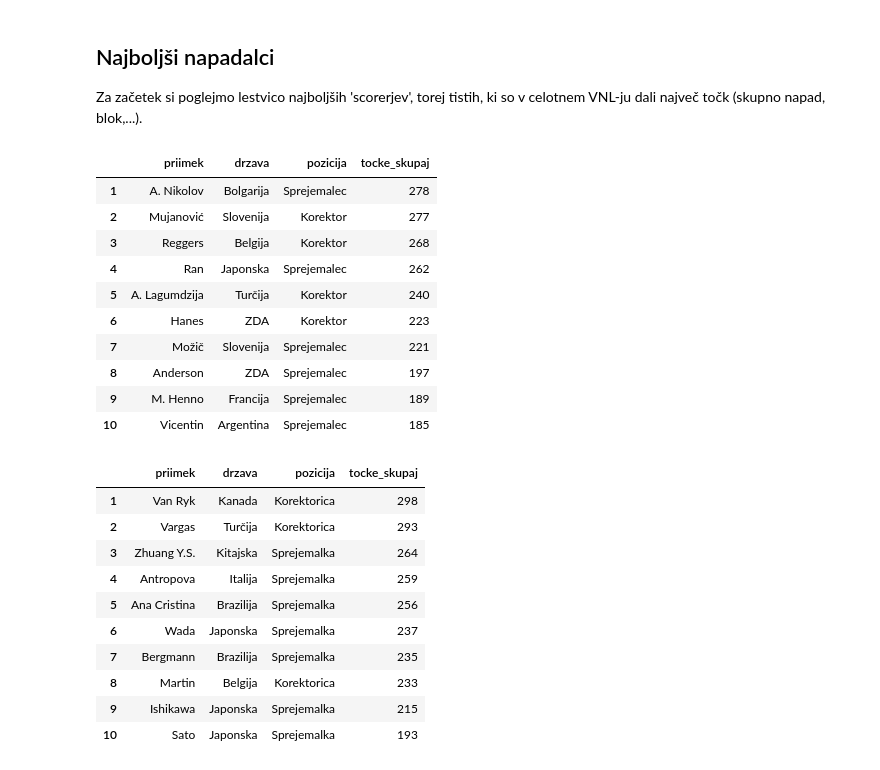
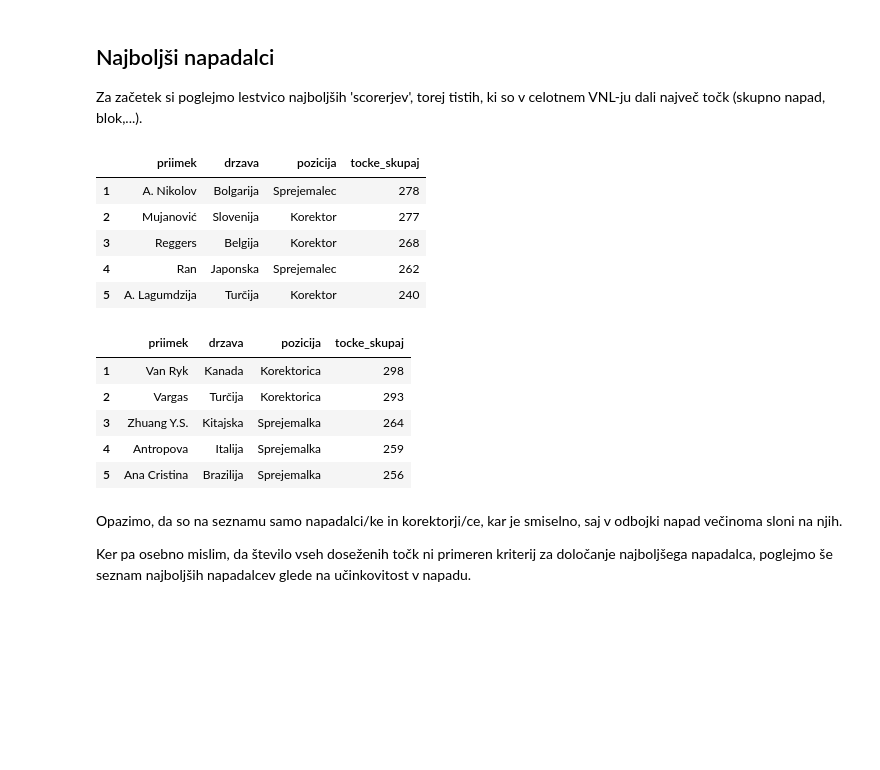
Before and after one commit to mijastijepic/UVP_projektna_naloga, a Jupyter notebook: analiza_podatkov.ipynb, the cells around one changed output. Drawn from its saved outputs; the diff is of its cells as text; code cells hidden in the pictures; blank space fills up the shorter version.

```diff
--- a/analiza_podatkov.ipynb
+++ b/analiza_podatkov.ipynb
@@ -240,37 +240,32 @@ Tabeli potrdita našo hipotezo tako za moške kot za ženske. Še več - lahko o
 
 Za začetek si poglejmo lestvico najboljših 'scorerjev', torej tistih, ki so v celotnem VNL-ju dali največ točk (skupno napad, blok,...).
 # %%
-top10_moski = (
+top5_moski = (
     igralci[igralci["spol"] == "M"]
     .sort_values(by="tocke_skupaj", ascending=False)
-    .head(10)
+    .head()
     [["priimek", "drzava", "pozicija", "tocke_skupaj"]]
 )
-top10_moski["tocke_skupaj"] = top10_moski["tocke_skupaj"].astype(int)
-top10_moski.index = range(1, 11)
-top10_moski
+top5_moski["tocke_skupaj"] = top5_moski["tocke_skupaj"].astype(int)
+top5_moski.index = range(1, 6)
+top5_moski
 # %% [output]
 |  | priimek | drzava | pozicija | tocke_skupaj |
 | 1 | A. Nikolov | Bolgarija | Sprejemalec | 278 |
 | 2 | Mujanović | Slovenija | Korektor | 277 |
 | 3 | Reggers | Belgija | Korektor | 268 |
 | 4 | Ran | Japonska | Sprejemalec | 262 |
 | 5 | A. Lagumdzija | Turčija | Korektor | 240 |
-| 6 | Hanes | ZDA | Korektor | 223 |
-| 7 | Možič | Slovenija | Sprejemalec | 221 |
-| 8 | Anderson | ZDA | Sprejemalec | 197 |
-| 9 | M. Henno | Francija | Sprejemalec | 189 |
-| 10 | Vicentin | Argentina | Sprejemalec | 185 |
 # %%
-top10_zenske = (
+top5_zenske = (
     igralci[igralci["spol"] == "Ž"]
     .sort_values(by="tocke_skupaj", ascending=False)
-    .head(10)
+    .head()
     [["priimek", "drzava", "pozicija", "tocke_skupaj"]]
 )
-top10_zenske["tocke_skupaj"] = top10_zenske["tocke_skupaj"].astype(int)
-top10_zenske.index = range(1, 11)
-top10_zenske
+top5_zenske["tocke_skupaj"] = top5_zenske["tocke_skupaj"].astype(int)
+top5_zenske.index = range(1, 6)
+top5_zenske
 # %% [output]
 |  | priimek | drzava | pozicija | tocke_skupaj |
 | 1 | Van Ryk | Kanada | Korektorica | 298 |
@@ -278,8 +273,7 @@ top10_zenske
 | 3 | Zhuang Y.S. | Kitajska | Sprejemalka | 264 |
 | 4 | Antropova | Italija | Sprejemalka | 259 |
 | 5 | Ana Cristina | Brazilija | Sprejemalka | 256 |
-| 6 | Wada | Japonska | Sprejemalka | 237 |
-| 7 | Bergmann | Brazilija | Sprejemalka | 235 |
-| 8 | Martin | Belgija | Korektorica | 233 |
-| 9 | Ishikawa | Japonska | Sprejemalka | 215 |
-| 10 | Sato | Japonska | Sprejemalka | 193 |
+# %% [markdown]
+Opazimo, da so na seznamu samo napadalci/ke in korektorji/ce, kar je smiselno, saj v odbojki napad večinoma sloni na njih.
+
+Ker pa osebno mislim, da število vseh doseženih točk ni primeren kriterij za določanje najboljšega napadalca, poglejmo še seznam najboljših napadalcev glede na učinkovitost v napadu.
```
